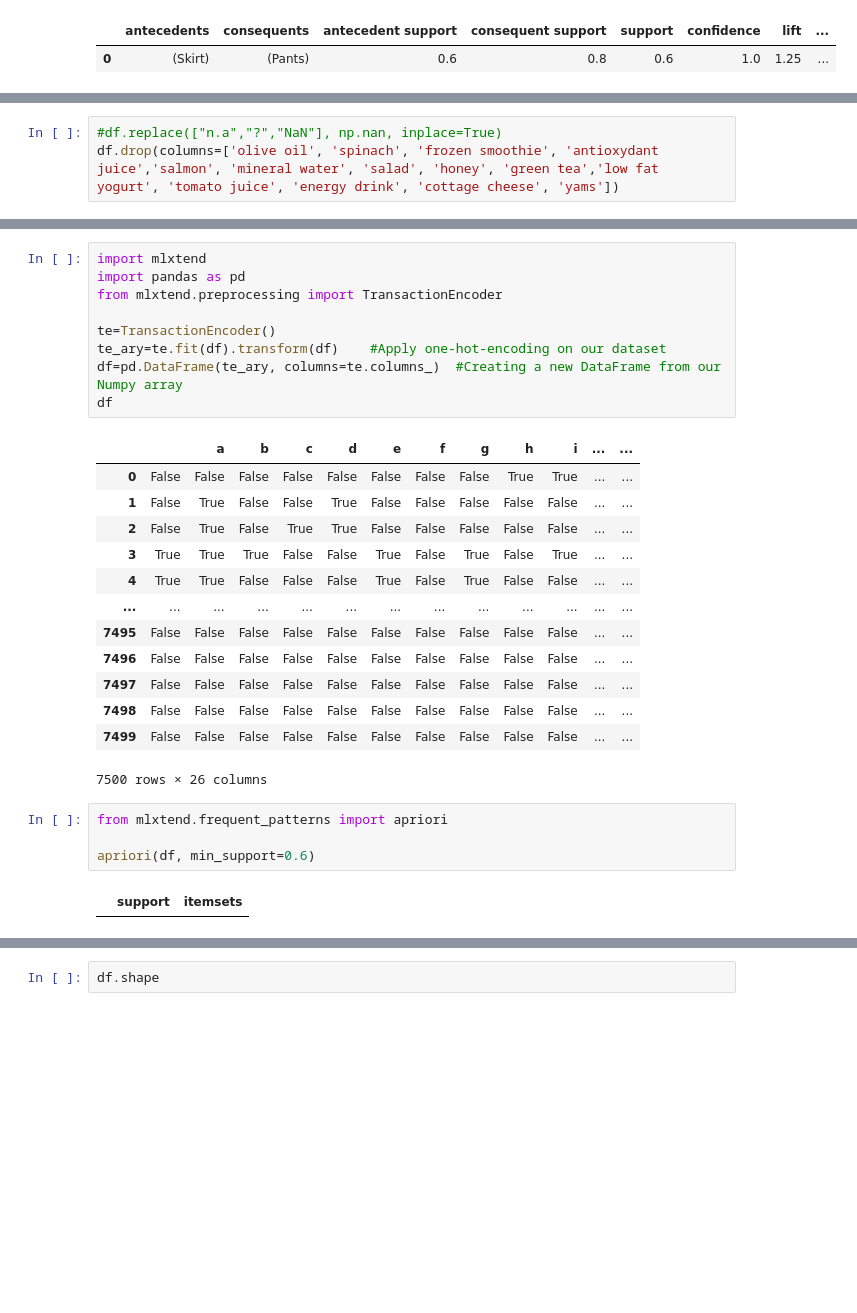
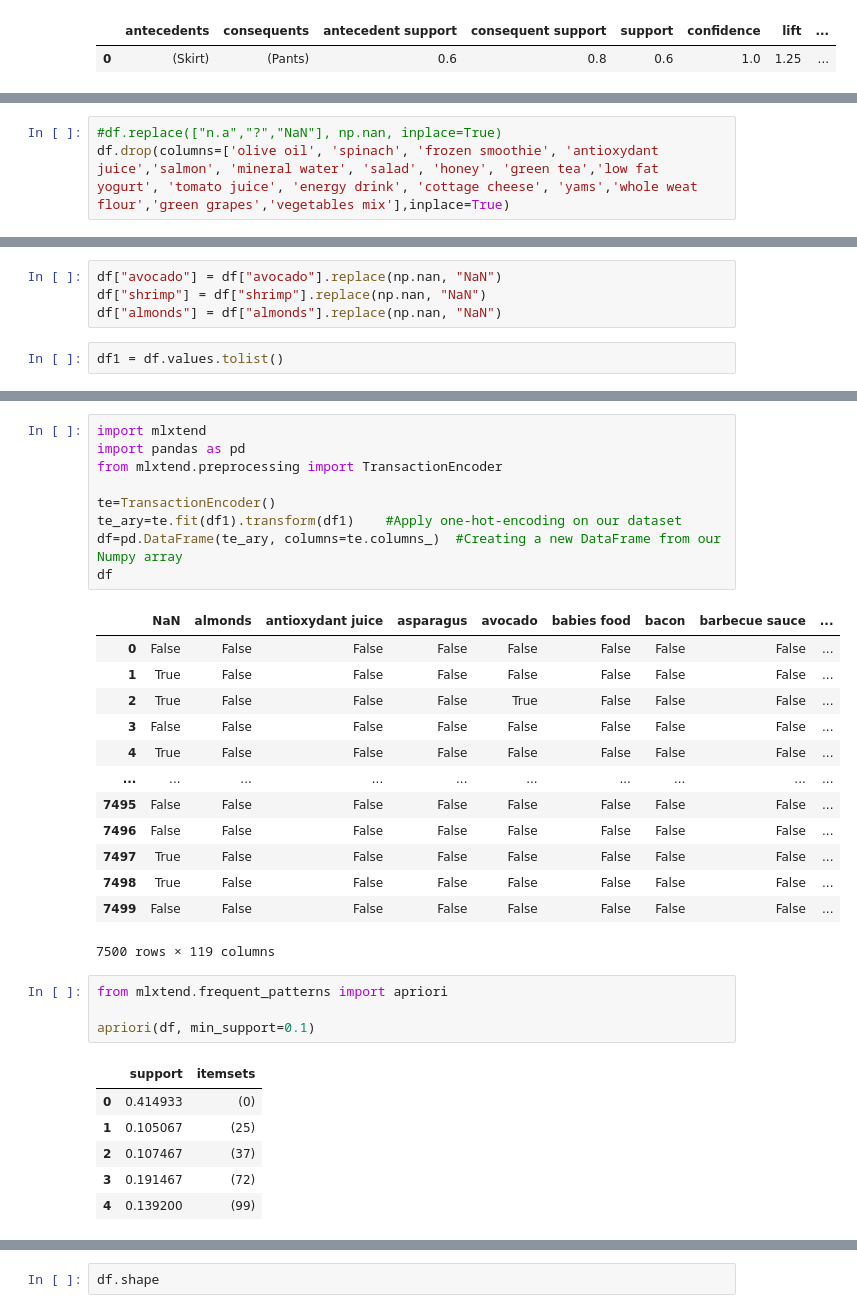
Before and after one commit to Meryem-HORMATE/Python_work, a Jupyter notebook: Association_Rules.ipynb, the cells around one changed output, grey strips where cells are left out. Cells and saved outputs as stored; diff of their text form; blank space fills up the shorter version.

```diff
--- a/Association_Rules.ipynb
+++ b/Association_Rules.ipynb
@@ -288,4 +290,4 @@ Percent of missing "almonds" records is 23.39%
 Percent of missing "shrimp" records is 0.00%
 # %%
 #df.replace(["n.a","?","NaN"], np.nan, inplace=True)
-df.drop(columns=['olive oil', 'spinach', 'frozen smoothie', 'antioxydant juice','salmon', 'mineral water', 'salad', 'honey', 'green tea','low fat yogurt', 'tomato juice', 'energy drink', 'cottage cheese', 'yams'])
+df.drop(columns=['olive oil', 'spinach', 'frozen smoothie', 'antioxydant juice','salmon', 'mineral water', 'salad', 'honey', 'green tea','low fat yogurt', 'tomato juice', 'energy drink', 'cottage cheese', 'yams','whole weat flour','green grapes','vegetables mix'],inplace=True)
@@ -305,0 +303,6 @@ df.drop(columns=['olive oil', 'spinach', 'frozen smoothie', 'antioxydant juice',
+# %%
+df["avocado"] = df["avocado"].replace(np.nan, "NaN")
+df["shrimp"] = df["shrimp"].replace(np.nan, "NaN")
+df["almonds"] = df["almonds"].replace(np.nan, "NaN")
+# %%
+df1 = df.values.tolist()
@@ -306,30 +329,35 @@ df.drop(columns=['olive oil', 'spinach', 'frozen smoothie', 'antioxydant juice',
 # %%
 import mlxtend
 import pandas as pd
 from mlxtend.preprocessing import TransactionEncoder
 
 te=TransactionEncoder()
-te_ary=te.fit(df).transform(df)    #Apply one-hot-encoding on our dataset
+te_ary=te.fit(df1).transform(df1)    #Apply one-hot-encoding on our dataset
 df=pd.DataFrame(te_ary, columns=te.columns_)  #Creating a new DataFrame from our Numpy array
 df
 # %% [output]
-|  |  | a | b | c | d | e | f | g | h | i | ... | ... |
-| 0 | False | False | False | False | False | False | False | False | True | True | ... | ... |
-| 1 | False | True | False | False | True | False | False | False | False | False | ... | ... |
-| 2 | False | True | False | True | True | False | False | False | False | False | ... | ... |
-| 3 | True | True | True | False | False | True | False | True | False | True | ... | ... |
-| 4 | True | True | False | False | False | True | False | True | False | False | ... | ... |
-| ... | ... | ... | ... | ... | ... | ... | ... | ... | ... | ... | ... | ... |
-| 7495 | False | False | False | False | False | False | False | False | False | False | ... | ... |
-| 7496 | False | False | False | False | False | False | False | False | False | False | ... | ... |
-| 7497 | False | False | False | False | False | False | False | False | False | False | ... | ... |
-| 7498 | False | False | False | False | False | False | False | False | False | False | ... | ... |
-| 7499 | False | False | False | False | False | False | False | False | False | False | ... | ... |
+|  | NaN | almonds | antioxydant juice | asparagus | avocado | babies food | bacon | barbecue sauce | ... |
+| 0 | False | False | False | False | False | False | False | False | ... |
+| 1 | True | False | False | False | False | False | False | False | ... |
+| 2 | True | False | False | False | True | False | False | False | ... |
+| 3 | False | False | False | False | False | False | False | False | ... |
+| 4 | True | False | False | False | False | False | False | False | ... |
+| ... | ... | ... | ... | ... | ... | ... | ... | ... | ... |
+| 7495 | False | False | False | False | False | False | False | False | ... |
+| 7496 | False | False | False | False | False | False | False | False | ... |
+| 7497 | True | False | False | False | False | False | False | False | ... |
+| 7498 | True | False | False | False | False | False | False | False | ... |
+| 7499 | False | False | False | False | False | False | False | False | ... |
-7500 rows × 26 columns
+7500 rows × 119 columns
 # %%
 from mlxtend.frequent_patterns import apriori
 
-apriori(df, min_support=0.6)
+apriori(df, min_support=0.1)
 # %% [output]
 |  | support | itemsets |
+| 0 | 0.414933 | (0) |
+| 1 | 0.105067 | (25) |
+| 2 | 0.107467 | (37) |
+| 3 | 0.191467 | (72) |
+| 4 | 0.139200 | (99) |
 # %%
```
Also changed, not shown: parts of 7 cells of this notebook.
